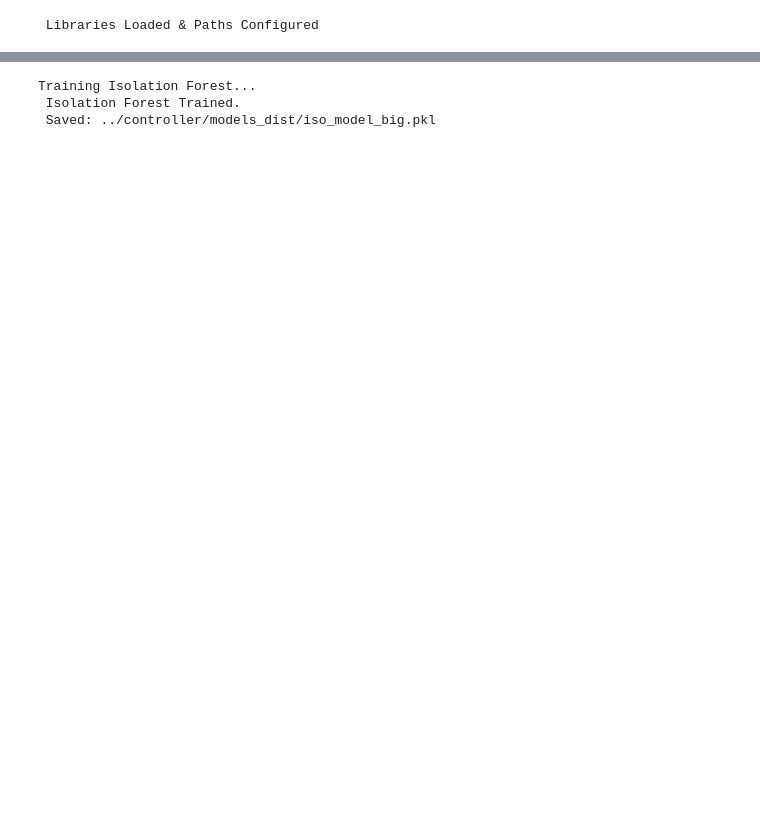
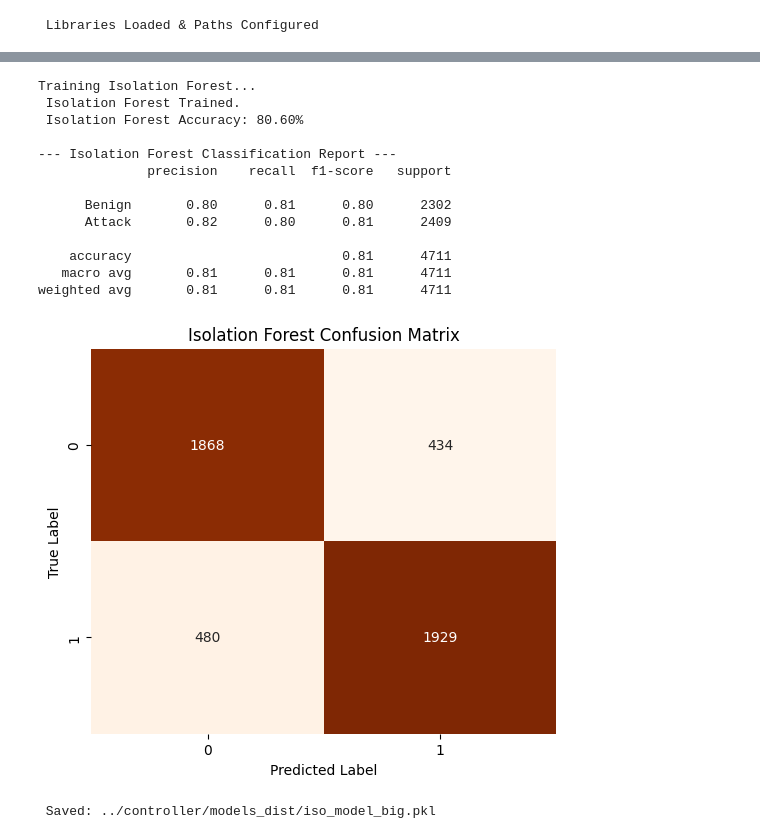
Before and after one commit to CharukaMuthukumarana/KRRAD, a Jupyter notebook: ml_engine/Classic_ML_Lab.ipynb, the cells around one changed output, grey strips where cells are left out. Cells and saved outputs as stored; diff of their text form; code cells hidden in the pictures; blank space fills up the shorter version.

```diff
--- a/ml_engine/Classic_ML_Lab.ipynb
+++ b/ml_engine/Classic_ML_Lab.ipynb
@@ -30,23 +30,22 @@ else:
     # Column Mapping
     column_map = {
         'PPS': 'pps',
-        'Bytes': 'bps',
-        'Packets': 'packets',
+        'BPS': 'bps',
+        'IP_Entropy': 'ip_entropy',
         'Avg_Packet_Size': 'avg_packet_size',
         'Label': 'label'
     }
     df = df.rename(columns=column_map)
 
     # Extract Features
-    required_cols = ['pps', 'bps', 'packets', 'avg_packet_size']
+    required_cols = ['pps', 'bps', 'ip_entropy', 'avg_packet_size']
     X = df[required_cols].values
     y = df['label'].values
 
     print(f" Loaded {len(df)} samples.")
     print(f"   Features: {required_cols}")
 
-    # Scaling (CRITICAL STEP)
-    # We must fit a scaler here and SAVE it so the Controller can preprocess live traffic identically.
+    # Scaling
     scaler = StandardScaler()
     X_scaled = scaler.fit_transform(X)
 
@@ -54,8 +53,7 @@ else:
     joblib.dump(scaler, f"{MODELS_DIR}/scaler.pkl")
     print(f"Scaler saved to {MODELS_DIR}/scaler.pkl")
 
-    # Save Processed Data for other Notebooks (like Deep Learning)
-    # This ensures DNN uses the EXACT same scaled data
+    # Save Processed Data for other Notebooks
     np.save("data/processed_features.npy", X_scaled)
     np.save("data/processed_labels.npy", y)
     print("Processed numpy arrays saved to data/")
@@ -74,13 +72,17 @@ Processed numpy arrays saved to data/
 print("\nTraining Random Forest...")
 
 # Train
-rf_model = RandomForestClassifier(n_estimators=100, max_depth=10, random_state=42)
+rf_model = RandomForestClassifier(n_estimators=100, max_depth=10, min_samples_split=5, random_state=42)
 rf_model.fit(X_train, y_train)
 
 # Evaluate
 y_pred_rf = rf_model.predict(X_test)
 acc = accuracy_score(y_test, y_pred_rf)
-print(f" Random Forest Accuracy: {acc*100:.2f}%")
+print(f" Random Forest Accuracy: {acc*100:.2f}%\n")
+
+# Precision, Recall, and F1-Score
+print("--- Random Forest Classification Report ---")
+print(classification_report(y_test, y_pred_rf, target_names=['Benign', 'Attack']))
 
 # Visualization
 plt.figure(figsize=(6, 5))
@@ -101,16 +113,46 @@ Saved: ../controller/models_dist/rf_model_big.pkl
 # %%
 print("\nTraining Isolation Forest...")
 
-# Unsupervised training on ALL data
-iso_model = IsolationForest(contamination=0.1, random_state=42, n_jobs=-1)
-iso_model.fit(X_scaled)
+# Unsupervised training
+iso_model = IsolationForest(contamination=0.5, random_state=42, n_jobs=-1)
+iso_model.fit(X_train)
 
 print(" Isolation Forest Trained.")
+
+# Evaluate the Unsupervised Model
+y_pred_iso_raw = iso_model.predict(X_test)
+y_pred_iso = np.where(y_pred_iso_raw == 1, 0, 1)
+
+iso_acc = accuracy_score(y_test, y_pred_iso)
+print(f" Isolation Forest Accuracy: {iso_acc*100:.2f}%\n")
+
+print("--- Isolation Forest Classification Report ---")
+print(classification_report(y_test, y_pred_iso, target_names=['Benign', 'Attack']))
+
+# Visualization
+plt.figure(figsize=(6, 5))
+sns.heatmap(confusion_matrix(y_test, y_pred_iso), annot=True, fmt='d', cmap='Oranges', cbar=False)
+plt.title('Isolation Forest Confusion Matrix')
+plt.ylabel('True Label')
+plt.xlabel('Predicted Label')
+plt.show()
 
 # Save Model
 joblib.dump(iso_model, f"{MODELS_DIR}/iso_model_big.pkl")
 print(f" Saved: {MODELS_DIR}/iso_model_big.pkl")
 # %% [output]
 Training Isolation Forest...
  Isolation Forest Trained.
- Saved: ../controller/models_dist/iso_model_big.pkl
+ Isolation Forest Accuracy: 80.60%
+
+--- Isolation Forest Classification Report ---
+              precision    recall  f1-score   support
+
+      Benign       0.80      0.81      0.80      2302
+      Attack       0.82      0.80      0.81      2409
+
+    accuracy                           0.81      4711
+   macro avg       0.81      0.81      0.81      4711
+weighted avg       0.81      0.81      0.81      4711
+[figure, added]
+ Saved: ../controller/models_dist/iso_model_big.pkl
```
Also changed, not shown: parts of 2 cells of this notebook, 11 other files.
